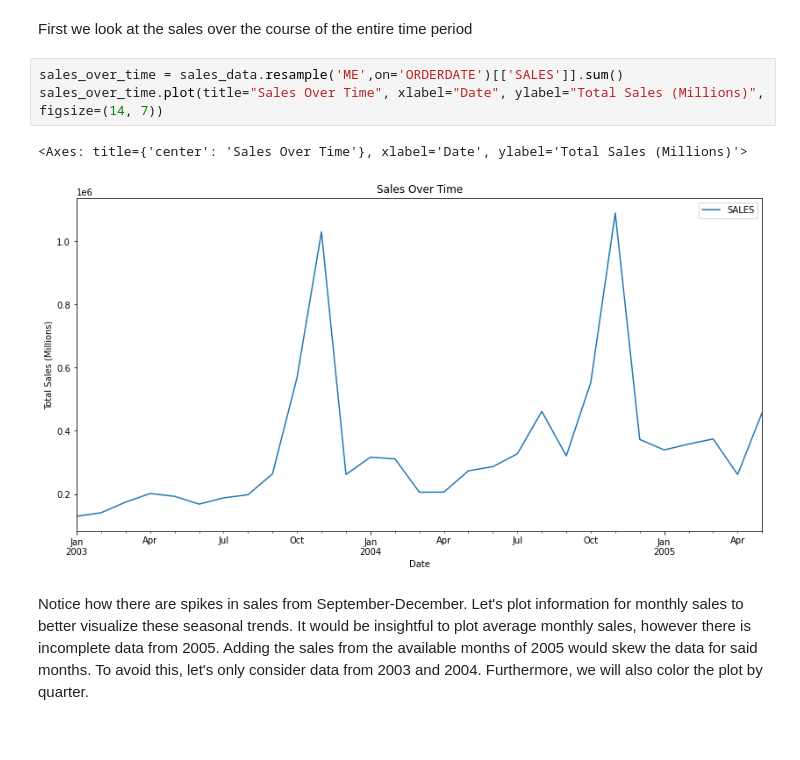
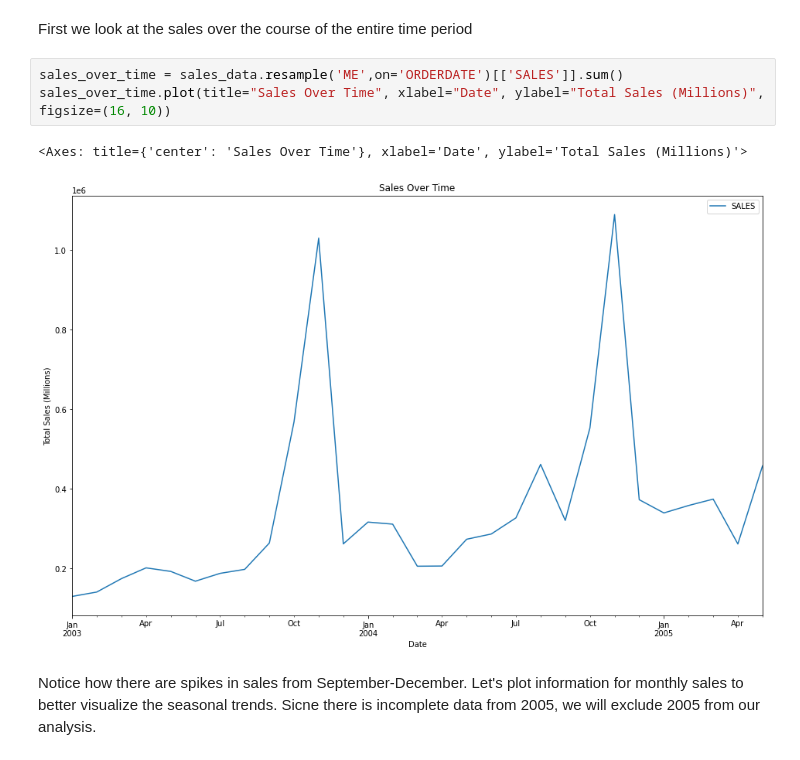
Before and after one commit to michael-raad/sales_data_analysis, a Jupyter notebook: Sales_Data_Analysis.ipynb, the cells around one changed output. Cells and saved outputs as stored; diff of their text form.

```diff
--- a/Sales_Data_Analysis.ipynb
+++ b/Sales_Data_Analysis.ipynb
@@ -130,10 +130,10 @@ From just the box plots we can extract some information about the shape of the d
 First we look at the sales over the course of the entire time period
 # %%
 sales_over_time = sales_data.resample('ME',on='ORDERDATE')[['SALES']].sum()
-sales_over_time.plot(title="Sales Over Time", xlabel="Date", ylabel="Total Sales (Millions)", figsize=(14, 7))
+sales_over_time.plot(title="Sales Over Time", xlabel="Date", ylabel="Total Sales (Millions)", figsize=(16, 10))
 # %% [output]
 <Axes: title={'center': 'Sales Over Time'}, xlabel='Date', ylabel='Total Sales (Millions)'>
-[figure, old version]
+[figure, new version]
 # %% [markdown]
-Notice how there are spikes in sales from September-December. Let's plot information for monthly sales to better visualize these seasonal trends. It would be insightful to plot average monthly sales, however there is incomplete data from 2005. Adding the sales from the available months of 2005 would skew the data for said months. To avoid this, let's only consider data from 2003 and 2004. Furthermore, we will also color the plot by quarter.
+Notice how there are spikes in sales from September-December. Let's plot information for monthly sales to better visualize the seasonal trends. Sicne there is incomplete data from 2005, we will exclude 2005 from our analysis.
 # %%
```
Also changed, not shown: parts of 12 cells of this notebook.
